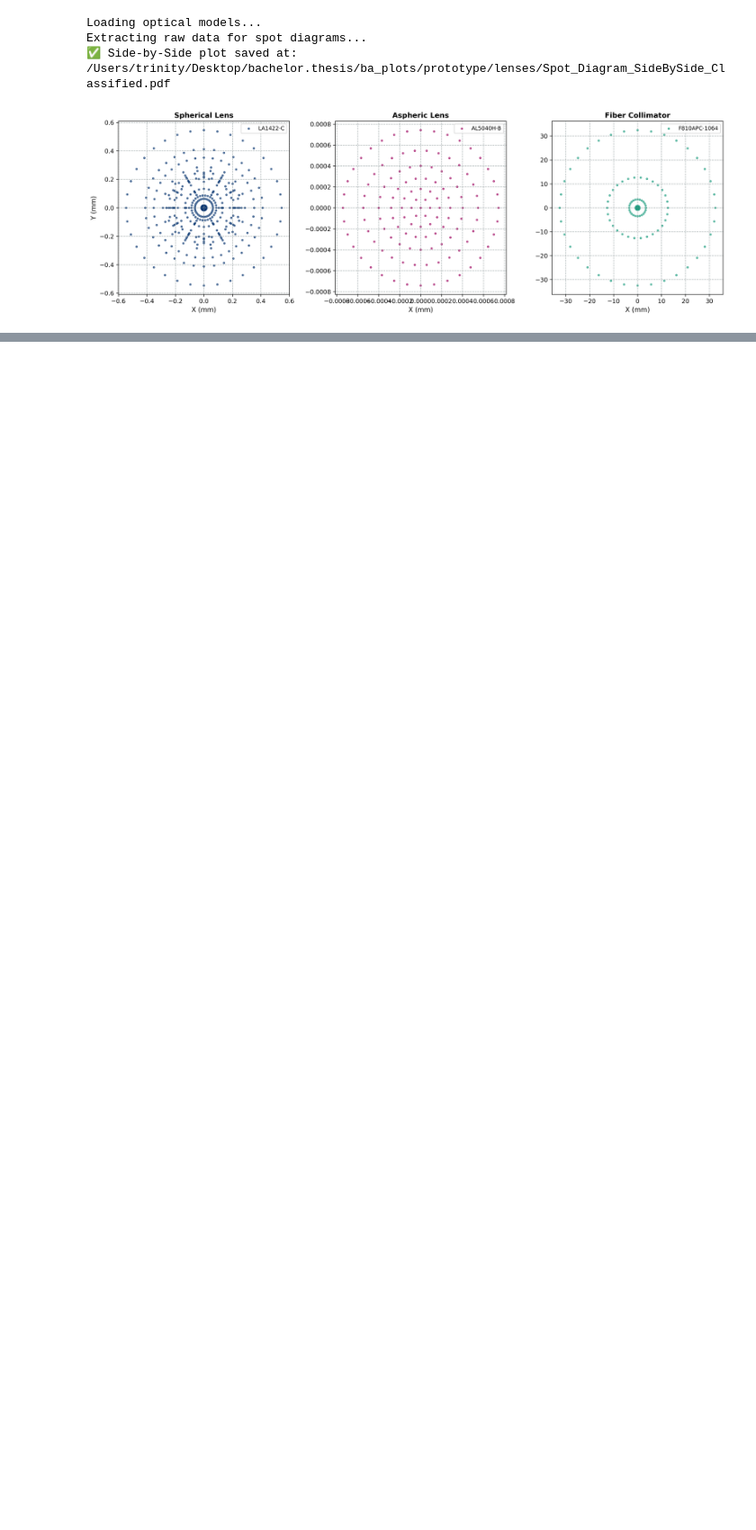
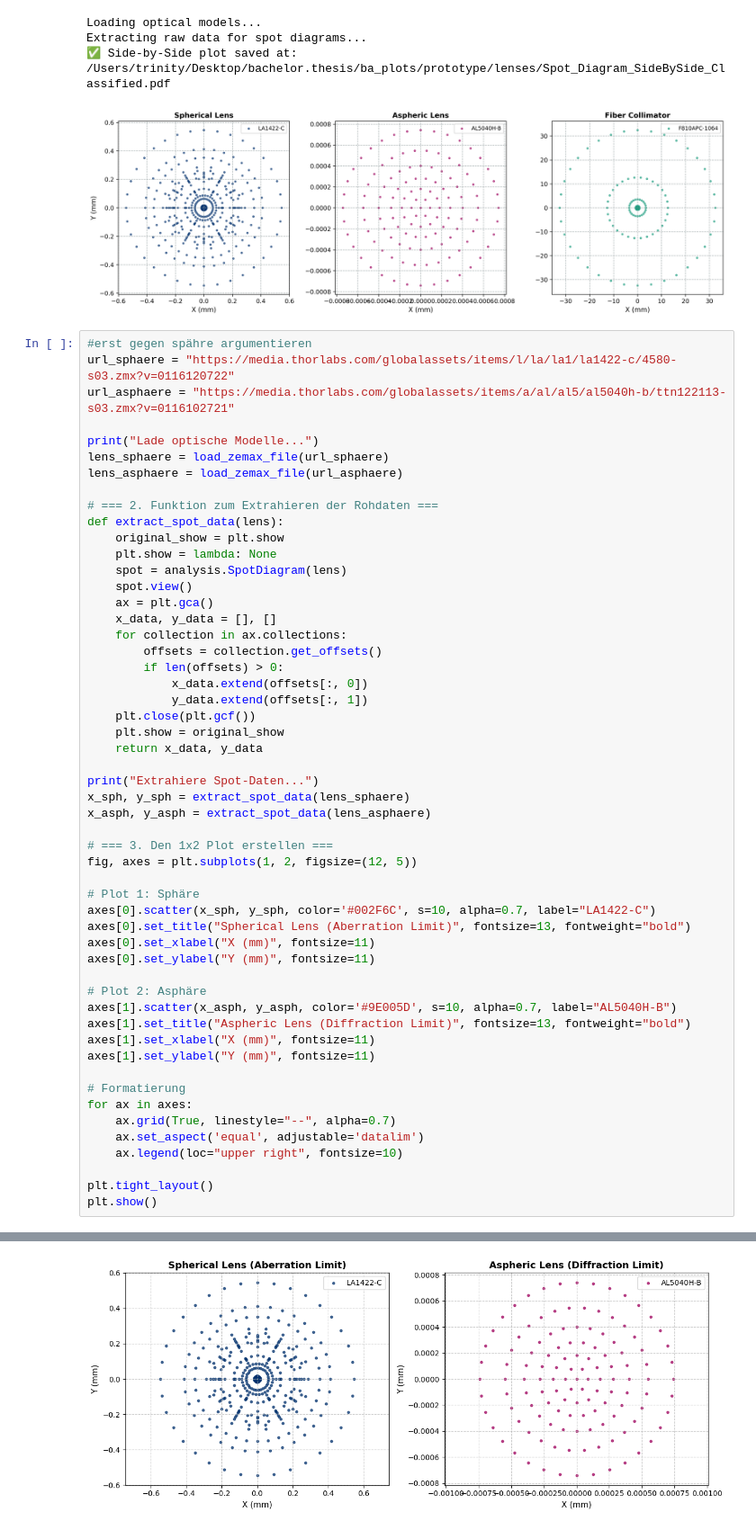
Before and after one commit to CodeTurtleT/lasercom-divergence-control, a Jupyter notebook: optiland_ray_trace.ipynb, the cells around one changed output, grey strips where cells are left out. Shown at 90% size. Drawn from its saved outputs; the diff is of its cells as text; blank space fills up the shorter version.

```diff
--- a/optiland_ray_trace.ipynb
+++ b/optiland_ray_trace.ipynb
@@ -418,3 +545,57 @@ Loading optical models...
 Extracting raw data for spot diagrams...
 ✅ Side-by-Side plot saved at: /Users/trinity/Desktop/bachelor.thesis/ba_plots/prototype/lenses/Spot_Diagram_SideBySide_Classified.pdf
 [figure]
+# %%
+#erst gegen spähre argumentieren
+url_sphaere = "https://media.thorlabs.com/globalassets/items/l/la/la1/la1422-c/4580-s03.zmx?v=0116120722"
+url_asphaere = "https://media.thorlabs.com/globalassets/items/a/al/al5/al5040h-b/ttn122113-s03.zmx?v=0116102721"
+
+print("Lade optische Modelle...")
+lens_sphaere = load_zemax_file(url_sphaere)
+lens_asphaere = load_zemax_file(url_asphaere)
+
+# === 2. Funktion zum Extrahieren der Rohdaten ===
+def extract_spot_data(lens):
+    original_show = plt.show
+    plt.show = lambda: None
+    spot = analysis.SpotDiagram(lens)
+    spot.view()
+    ax = plt.gca()
+    x_data, y_data = [], []
+    for collection in ax.collections:
+        offsets = collection.get_offsets()
+        if len(offsets) > 0:
+            x_data.extend(offsets[:, 0])
+            y_data.extend(offsets[:, 1])
+    plt.close(plt.gcf())
+    plt.show = original_show
+    return x_data, y_data
+
+print("Extrahiere Spot-Daten...")
+x_sph, y_sph = extract_spot_data(lens_sphaere)
+x_asph, y_asph = extract_spot_data(lens_asphaere)
+
+# === 3. Den 1x2 Plot erstellen ===
+fig, axes = plt.subplots(1, 2, figsize=(12, 5))
+
+# Plot 1: Sphäre
+axes[0].scatter(x_sph, y_sph, color='#002F6C', s=10, alpha=0.7, label="LA1422-C")
+axes[0].set_title("Spherical Lens (Aberration Limit)", fontsize=13, fontweight="bold")
+axes[0].set_xlabel("X (mm)", fontsize=11)
+axes[0].set_ylabel("Y (mm)", fontsize=11)
+
+# Plot 2: Asphäre
+axes[1].scatter(x_asph, y_asph, color='#9E005D', s=10, alpha=0.7, label="AL5040H-B")
+axes[1].set_title("Aspheric Lens (Diffraction Limit)", fontsize=13, fontweight="bold")
+axes[1].set_xlabel("X (mm)", fontsize=11)
+axes[1].set_ylabel("Y (mm)", fontsize=11)
+
+# Formatierung
+for ax in axes:
+    ax.grid(True, linestyle="--", alpha=0.7)
+    ax.set_aspect('equal', adjustable='datalim')
+    ax.legend(loc="upper right", fontsize=10)
+
+plt.tight_layout()
+plt.show()
+# %% [output]
@@ -420,0 +604 @@ Extracting raw data for spot diagrams...
+[figure, added]
```
Also changed, not shown: parts of 5 cells of this notebook.
